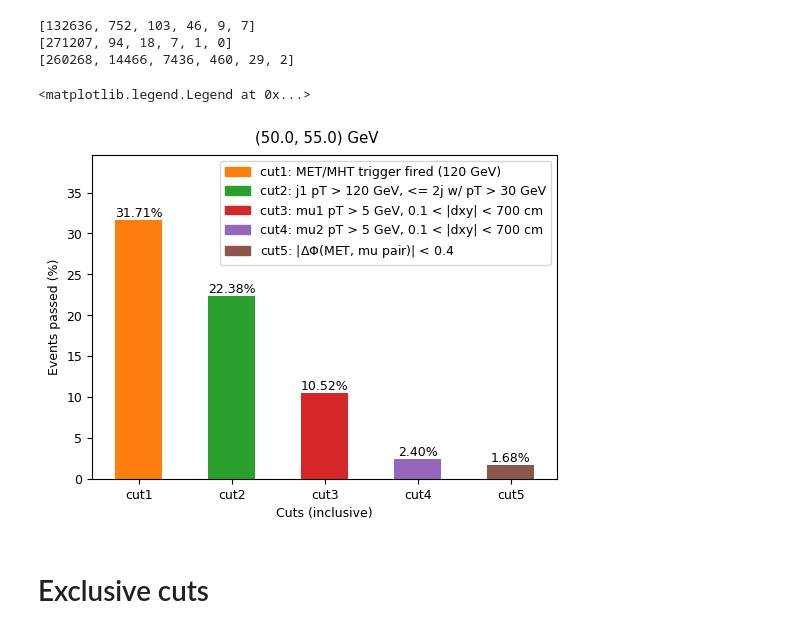
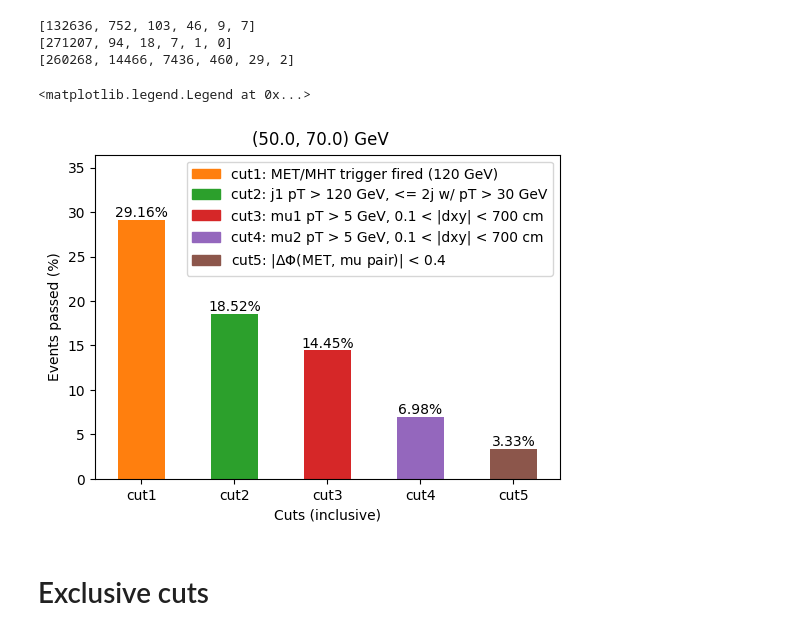
Before and after one commit to afrankenthal/iDM-analysis-plotting, a Jupyter notebook: older_scrips/SROptimizationAnalysis.ipynb, the cells around one changed output. Saved outputs shown, nothing was run; the diff lists cells and outputs as text; code cells hidden in the pictures.

```diff
--- a/older_scrips/SROptimizationAnalysis.ipynb
+++ b/older_scrips/SROptimizationAnalysis.ipynb
@@ -77,7 +341,7 @@ Load background files
 # dfs['QCD_bEnriched_HT500to700'] = uproot.open('root://cmsxrootd.fnal.gov//store/group/lpcmetx/iDM/Ntuples/2018/backgrounds/QCD_bEnriched_HT500to700_TuneCP5_13TeV-madgraph-pythia8/Mchi-60p0_dMchi-20p0_ctau-1.root')['SREffi_dsa/cutsTree'].pandas.df()
 # dfs['DYJetsToLL'] = uproot.open('/tmp/as2872/DYJetsToLL.root')['SREffi_dsa/cutsTree'].pandas.df()
 # dfs['ZJetsToNuNu'] = uproot.open('/tmp/as2872/ZJetsToNuNu.root')['SREffi_dsa/cutsTree'].pandas.df()
-tree['ZJetsToNuNu'] = uproot.open('root://cmsxrootd.fnal.gov//store/group/lpcmetx/iDM/Ntuples/2018/backgrounds/ZJetsToNuNu.root')['SREffi_dsa/cutsTree']#.pandas.df(flatten=False)
+trees['ZJetsToNuNu'] = uproot.open('root://cmsxrootd.fnal.gov//store/group/lpcmetx/iDM/Ntuples/2018/backgrounds/ZJetsToNuNu.root')['SREffi_dsa/cutsTree']#.pandas.df(flatten=False)
 # %% [markdown]
 Create pandas dataframes for different physics objects now that uproot won't flatten them anymore
 (does make code faster)
@@ -104,5 +388,19 @@ def calcAvgAngle(group):
     y = np.sin(group['recoPhi'].iloc[0]) + np.sin(group['recoPhi'].iloc[-1])
     return math.atan2(y/2, x/2)
 
-for mchi in mchis:
-    avgMuonAngle[mchi] = muons[mchi].groupby('entry').apply(calcAvgAngle)
+def func_group_apply(df):
+    return df.groupby('entry').apply(calcAvgAngle)
+
+avgMuonAngle = OrderedDict({})
+# for mchi in mchis:
+#     avgMuonAngle[mchi] = muons[mchi].groupby('entry').apply(calcAvgAngle)
+
+# for bkg in bkgs:
+#     avgMuonAngle[bkg] = parallelize(muons[bkg].groupby('entry'), calcAvgAngle)
+
+for bkg in bkgs:
+    muons[bkg] = muons[bkg].reset_index()
+    muons[bkg]['data_chunk'] = muons[bkg]['entry'].mod(num_cores * 3 / 2) # num_cores/2 * 3 chunks/core
+    muons[bkg] = muons[bkg].set_index(['entry'])
+
+    avgMuonAngle[bkg] = parallelize(muons[bkg].groupby('data_chunk'), func_group_apply)
@@ -108,0 +409,6 @@ for mchi in mchis:
+# %%
+# for mchi in mchis:
+#     plt.hist(pileup[mchi]['genputrue'],bins=80,range=(0,80),histtype='step');
+for bkg in bkgs:
+    plt.hist(pileup[bkg]['genputrue'],bins=80,range=(0,80),histtype='step', label=bkg)
+plt.legend();
@@ -110,11 +418,16 @@ for mchi in mchis:
 # Inclusive cuts
 # %%
 cutFlowDict = OrderedDict()
-for mchi in mchis:
-    cutFlowDict[mchi] = []
+# for mchi in mchis:
+#     cutFlowDict[mchi] = []
+#     for cut in numCuts:
+#         cutsToApply = reduce(operator.and_, cutsCrit[mchi][0:cut+1])
+#         cutFlowDict[mchi].append(len(cuts[mchi][cutsToApply]))
+for bkg in bkgs:
+    cutFlowDict[bkg] = []
     for cut in numCuts:
-        cutsToApply = reduce(operator.and_, cutsCrit[mchi][0:cut+1])
-        cutFlowDict[mchi].append(len(cuts[mchi][cutsToApply]))
+        cutsToApply = reduce(operator.and_, cutsCrit[bkg][0:cut+1])
+        cutFlowDict[bkg].append(len(cuts[bkg][cutsToApply]))
 
 cutFlowInclDf = pd.DataFrame.from_dict(cutFlowDict)
 cutFlowInclDf
@@ -142,36 +468,36 @@ print(cutFlowDict['ZJetsToNuNu'])
 [271207, 94, 18, 7, 1, 0]
 [260268, 14466, 7436, 460, 29, 2]
 # %%
-mchi = '52p5'
+mchi = '60p0'
 fig, axes = plt.subplots(1,1, figsize=(6,4))
 fig.suptitle(f'{mchis[mchi]}')
 fig.subplots_adjust(top=0.92)
 
 # Histogram cut-flow of passing events
 axlabels = [ f'cut{cut}' for cut in numCuts ]
 data = 100 * cutFlowInclDf[mchi][1:] / cutFlowInclDf[mchi][0]
 data.plot(ax=axes, kind='bar', color=['C1','C2','C3','C4','C5'])
 axes.set_xlabel('Cuts (inclusive)')
 axes.set_ylabel('Events passed (%)')
 axes.set_xticklabels(axlabels[1:], rotation=0)
 axes.set_xticks(np.arange(0,5))
 axes.set_ylim(0, 1.25*max(data))
 
 # Make bar labels
 rects = axes.patches
 barlabels = ["%.2f%%" % data[i] for i in np.arange(1,len(rects)+1)]
 for rect, label in zip(rects, barlabels):
     height = rect.get_height()
     axes.text(rect.get_x() + rect.get_width() / 2, height, label,
             ha='center', va='bottom')
 
 # Make legend
 import matplotlib.patches as mpatches
 patches = [ mpatches.Patch(color=f'C{c}', label=cutDescriptions[c-1]) for c in np.arange(1,6) ]
 axes.legend(handles=patches)#, fontsize='small');
 # %% [output]
 <matplotlib.legend.Legend at 0x...>
-[figure, old version]
+[figure, new version]
 # %% [markdown]
 # Exclusive cuts
 # %%
```
Also changed, not shown: parts of 42 cells of this notebook, 9 other files.
